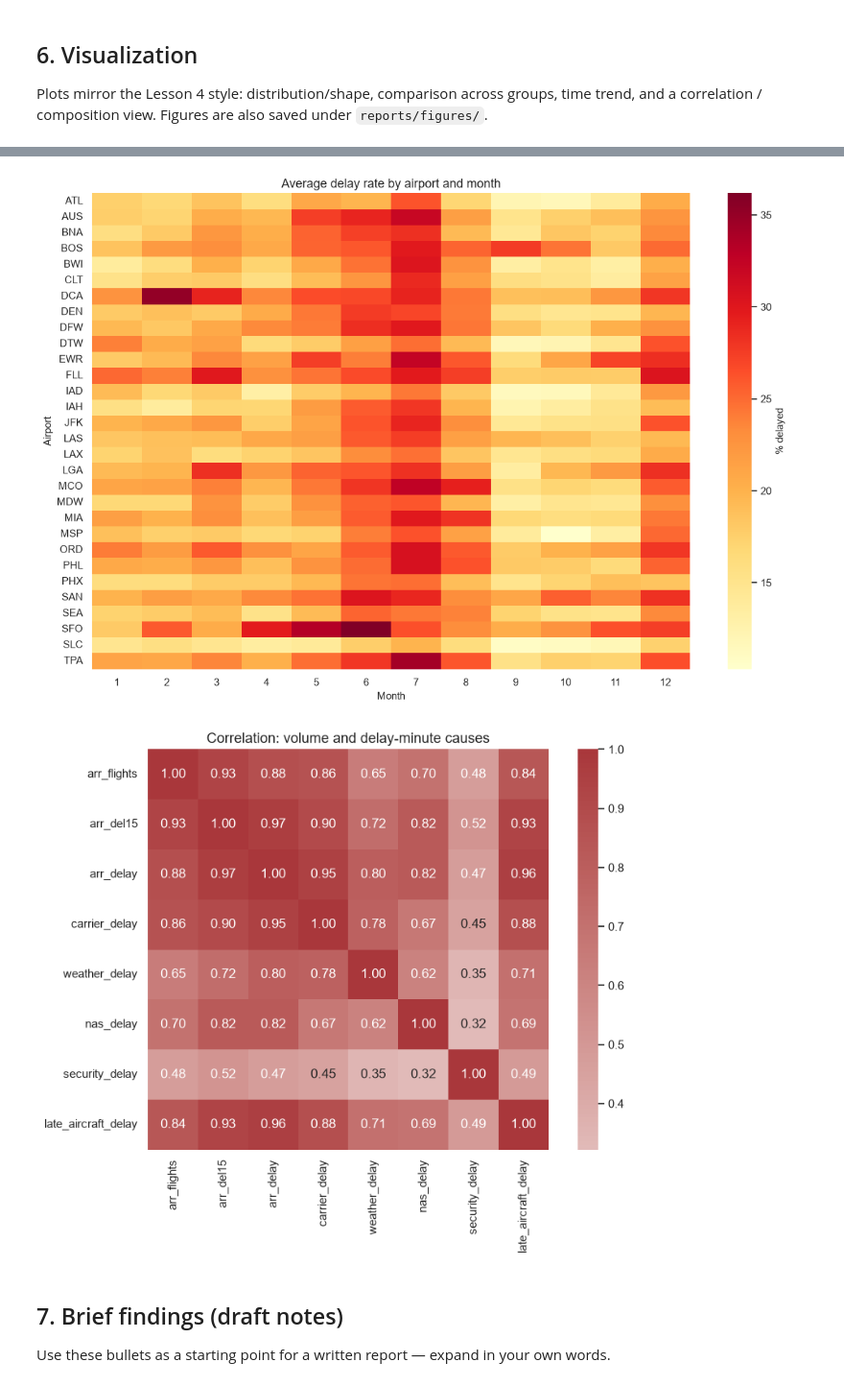
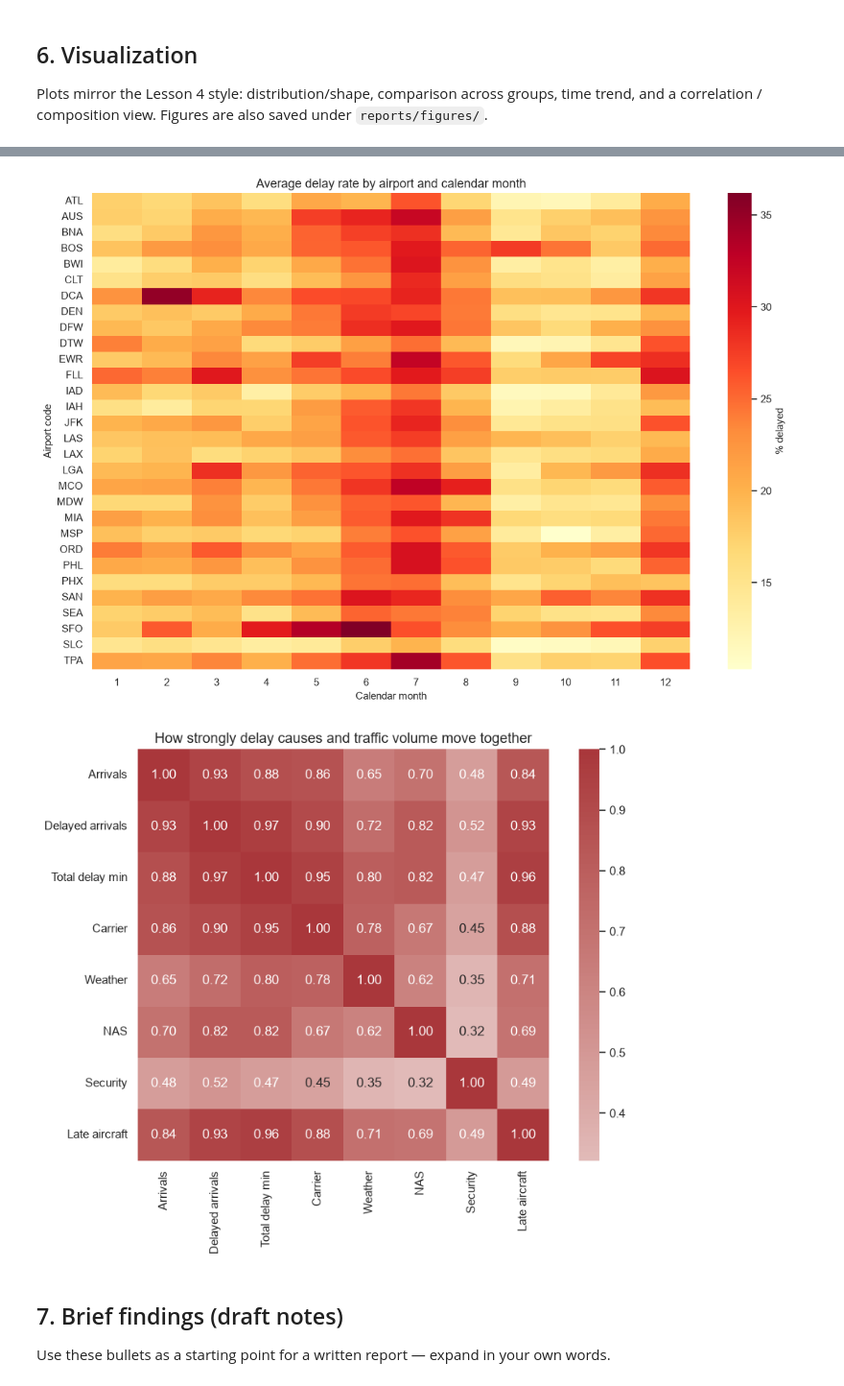
Before and after one commit to mlmirk/DAAN545-flight-delay-analysis, a Jupyter notebook: notebooks/01_eda_clean_visualize.ipynb, the cells around one changed output, grey strips where cells are left out. Shown at 96% size. Saved outputs shown, nothing was run; the diff lists cells and outputs as text; code cells hidden in the pictures.

```diff
--- a/notebooks/01_eda_clean_visualize.ipynb
+++ b/notebooks/01_eda_clean_visualize.ipynb
@@ -452,0 +468,26 @@ Airport-level correlations (location vs delay outcomes):
+# %%
+HUB_PATH = DATA_RAW / "airport_hub_profile.csv"
+hub_profile = load_airport_hub_profile(HUB_PATH)
+print(f"Hub profile rows: {len(hub_profile)}")
+display(hub_profile.sort_values("enplanements_cy23", ascending=False).head(10))
+
+clean, hub_match = join_hub_profile(clean, hub_profile)
+
+print("\n=== Hub/ops join match report ===")
+for key in [
+    "n_airports_in_delay",
+    "n_airports_matched",
+    "n_airports_lost",
+    "lost_airport_codes",
+    "n_rows_matched",
+    "n_rows_unmatched",
+    "match_rate_airports",
+    "match_rate_rows",
+    "hub_size_counts",
+    "n_slot_controlled_airports",
+]:
+    print(f"  {key}: {hub_match[key]}")
+
+enriched_path = DATA_PROCESSED / "airline_delay_cause_with_airports.csv"
+clean.to_csv(enriched_path, index=False)
+print(f"\nRe-saved enriched panel (with hub/ops) → {enriched_path}")
@@ -619,27 +865,28 @@ heat = airport_month.pivot(index="airport", columns="month", values="pct_delayed
 
 fig, ax = plt.subplots(figsize=(12, 8))
 sns.heatmap(heat, cmap="YlOrRd", ax=ax, cbar_kws={"label": "% delayed"})
-ax.set_title("Average delay rate by airport and month")
-ax.set_xlabel("Month")
-ax.set_ylabel("Airport")
+ax.set_title("Average delay rate by airport and calendar month")
+ax.set_xlabel("Calendar month")
+ax.set_ylabel("Airport code")
 fig.tight_layout()
 fig.savefig(FIG_DIR / "05_airport_month_heatmap.png", dpi=150)
 plt.show()
 # %% [output]
-[figure, old version]
+[figure, new version]
 # %%
 # 5.6 Correlation among delay-minute causes + volume
 corr_cols = ["arr_flights", "arr_del15", "arr_delay", *CAUSE_DELAY_COLS]
 corr = clean[corr_cols].corr()
+corr = corr.rename(index={"arr_flights": "Arrivals", "arr_del15": "Delayed arrivals", "arr_delay": "Total delay min", "carrier_delay": "Carrier", "weather_delay": "Weather", "nas_delay": "NAS", "security_delay": "Security", "late_aircraft_delay": "Late aircraft"}, columns={"arr_flights": "Arrivals", "arr_del15": "Delayed arrivals", "arr_delay": "Total delay min", "carrier_delay": "Carrier", "weather_delay": "Weather", "nas_delay": "NAS", "security_delay": "Security", "late_aircraft_delay": "Late aircraft"})
 
 fig, ax = plt.subplots(figsize=(9, 7))
 sns.heatmap(corr, annot=True, fmt=".2f", cmap="vlag", center=0, ax=ax, square=True)
-ax.set_title("Correlation: volume and delay-minute causes")
+ax.set_title("How strongly delay causes and traffic volume move together")
 fig.tight_layout()
 fig.savefig(FIG_DIR / "06_delay_correlation.png", dpi=150)
 plt.show()
 # %% [output]
-[figure, old version]
+[figure, new version]
 # %% [markdown]
 ## 7. Brief findings (draft notes)
 
```
Also changed, not shown: parts of 10 cells of this notebook, 25 other files.
